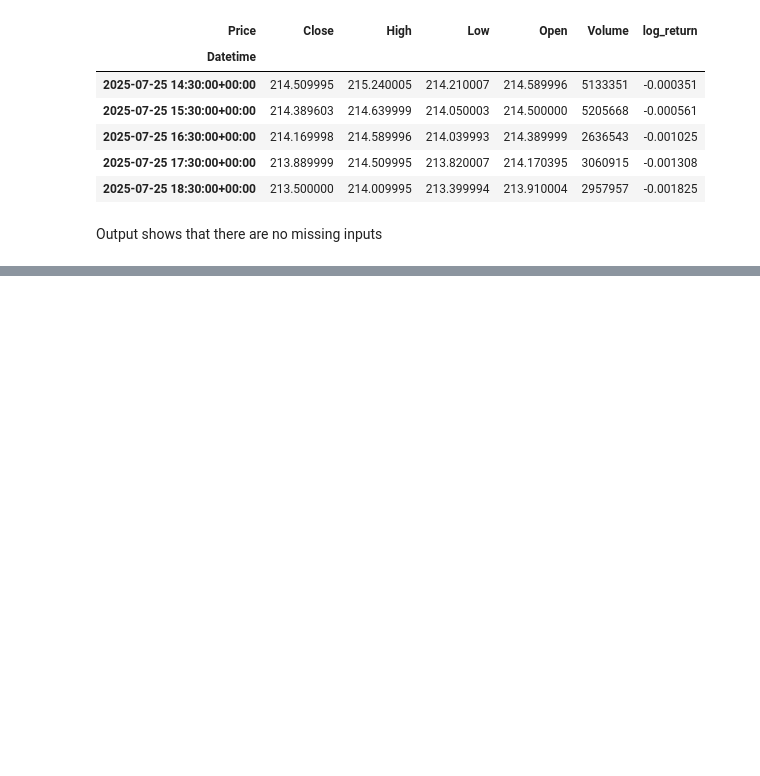
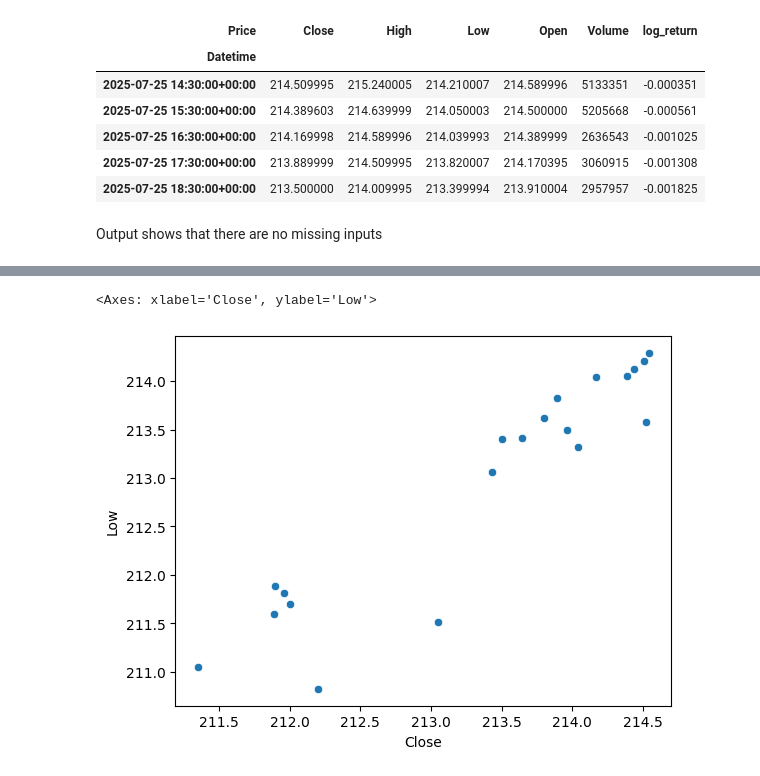
Before and after one commit to LydiaLCh/sentiment-model-quant, a Jupyter notebook: notebooks/01_data_exploration.ipynb, the cells around one changed output, grey strips where cells are left out. Drawn from its saved outputs; the diff is of its cells as text; code cells hidden in the pictures; blank space fills up the shorter version.

Commit message:
Scatter plot to analise relationship between Close and Low column using spearman correlation

```diff
--- a/notebooks/01_data_exploration.ipynb
+++ b/notebooks/01_data_exploration.ipynb
@@ -214,0 +232,5 @@ plt.show()
+# %%
+sns.scatterplot(data = data, x = "Close", y = "Low")
+# %% [output]
+<Axes: xlabel='Close', ylabel='Low'>
+[figure, added]
```
Also changed, not shown: parts of 2 cells of this notebook.
